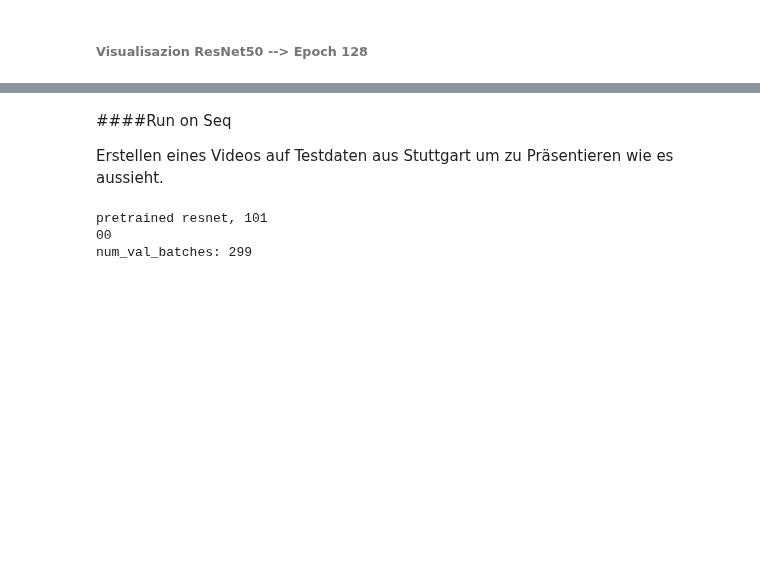
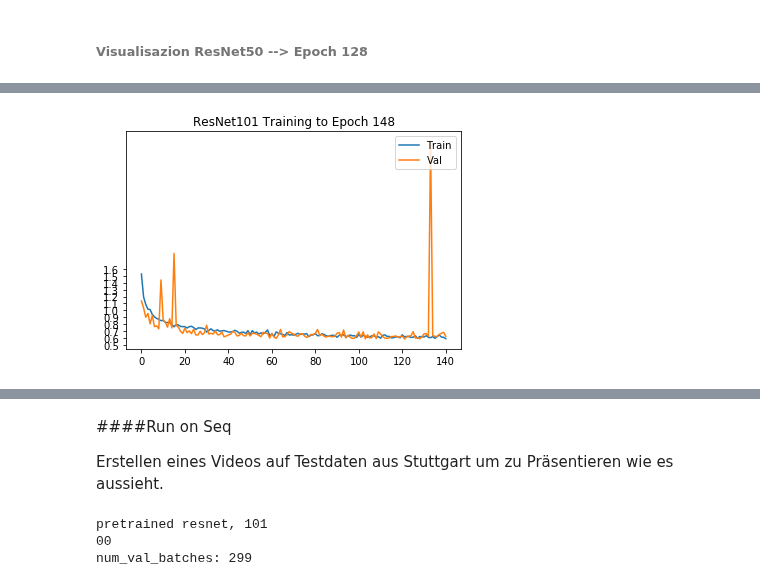
Before and after one commit to KlamJ/DeepLab_V3_KL, a Jupyter notebook: Klamer_U_Net.ipynb, the cells around one changed output, grey strips where cells are left out. Drawn from its saved outputs; the diff is of its cells as text; code cells hidden in the pictures; blank space fills up the shorter version.

```diff
--- a/Klamer_U_Net.ipynb
+++ b/Klamer_U_Net.ipynb
@@ -1543,12 +1610,16 @@ TODO: Link für Video ResNet101
 # %%
+%matplotlib inline
 ResNet101_Train_losses = pickle.load(
     open('/content/drive/My Drive/U_Net_Datasets/training_logs/model_101_b3_w2/epoch_losses_train.pkl','rb'))
 ResNet101_val_losses = pickle.load(
     open('/content/drive/My Drive/U_Net_Datasets/training_logs/model_101_b3_w2/epoch_losses_val.pkl','rb'))
 
-plt.plot(ResNet50_Train_losses )
-plt.plot(ResNet50_val_losses)
+plt.plot(ResNet101_Train_losses, label = "Train" )
+plt.plot(ResNet101_val_losses,label = "Val")
 plt.title('ResNet101 Training to Epoch 148')
 plt.yticks(np.arange(0.5, 1.7, 0.1))
+plt.legend(loc="upper right")
 plt.ylabel('')
 plt.show()
+# %% [output]
+[figure, added]
```
Also changed, not shown: parts of 14 cells of this notebook.
